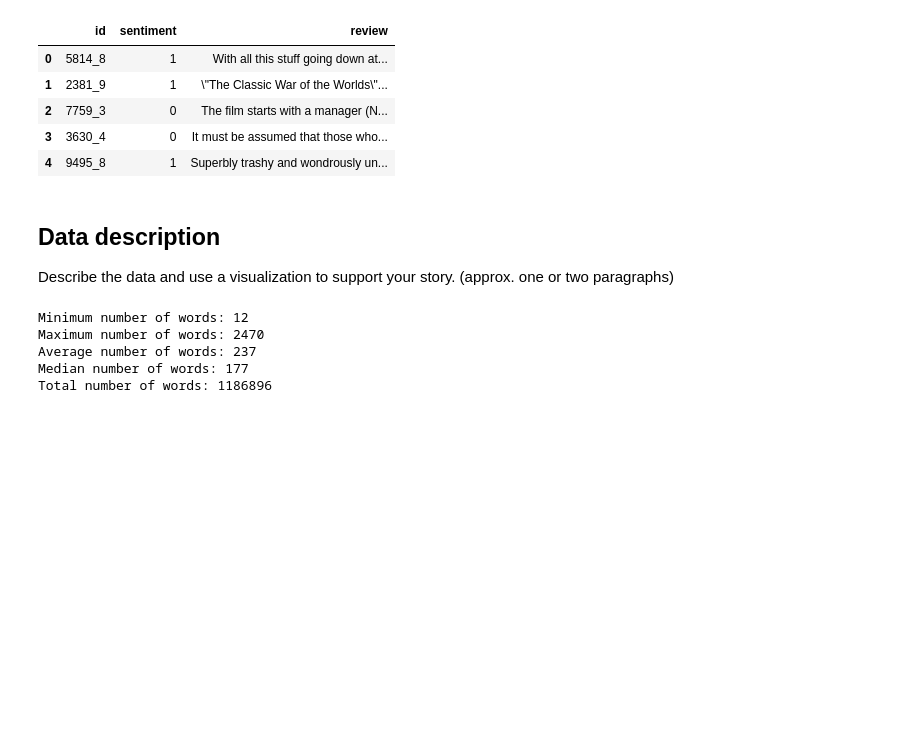
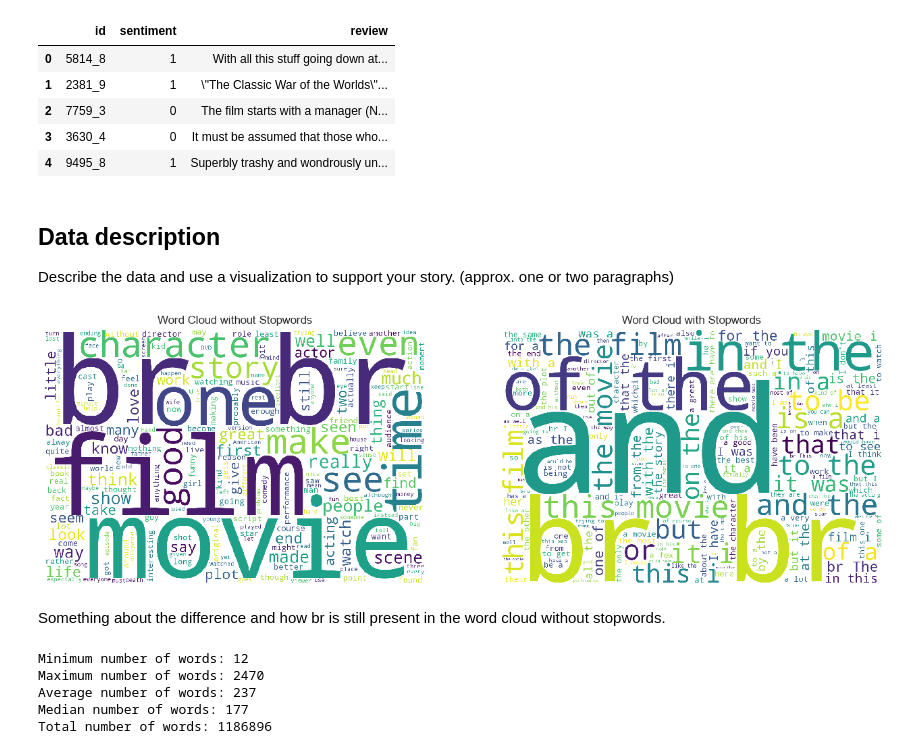
Before and after one commit to OssamaSijbesma/uu-data-analysis-and-machine-learning-assignments, a Jupyter notebook: assignment-2/report.ipynb, the cells around one changed output. Drawn from its saved outputs; the diff is of its cells as text; code cells hidden in the pictures; blank space fills up the shorter version.

```diff
--- a/assignment-2/report.ipynb
+++ b/assignment-2/report.ipynb
@@ -48,6 +54,35 @@ Describe the data and use a visualization to support your story. (approx. one or
 # %%
 reviews = raw_dataset["review"].tolist()
 split_words = raw_dataset["review"].str.split()
+# %%
+# Create a word cloud with and without stopwords
+all_reviews_text = " ".join(reviews)
+
+wordcloud_with_stopwords = WordCloud(
+    width=1200, height=800, background_color="white", stopwords=set()
+).generate(all_reviews_text)
+
+wordcloud = WordCloud(
+    width=1200, height=800, background_color="white", stopwords=None
+).generate(all_reviews_text)
+
+plt.figure(figsize=(16, 8))
+
+plt.subplot(1, 2, 1)
+plt.imshow(wordcloud, interpolation="nearest")
+plt.axis("off")
+plt.title("Word Cloud without Stopwords")
+
+plt.subplot(1, 2, 2)
+plt.imshow(wordcloud_with_stopwords, interpolation="nearest")
+plt.axis("off")
+plt.title("Word Cloud with Stopwords")
+
+plt.show()
+# %% [output]
+[figure, added]
+# %% [markdown]
+Something about the difference and how br is still present in the word cloud without stopwords.
 # %%
 # Min, Max, average, and total number of words in the reviews
 word_counts = split_words.str.len()
```
Also changed, not shown: parts of 15 cells of this notebook.
